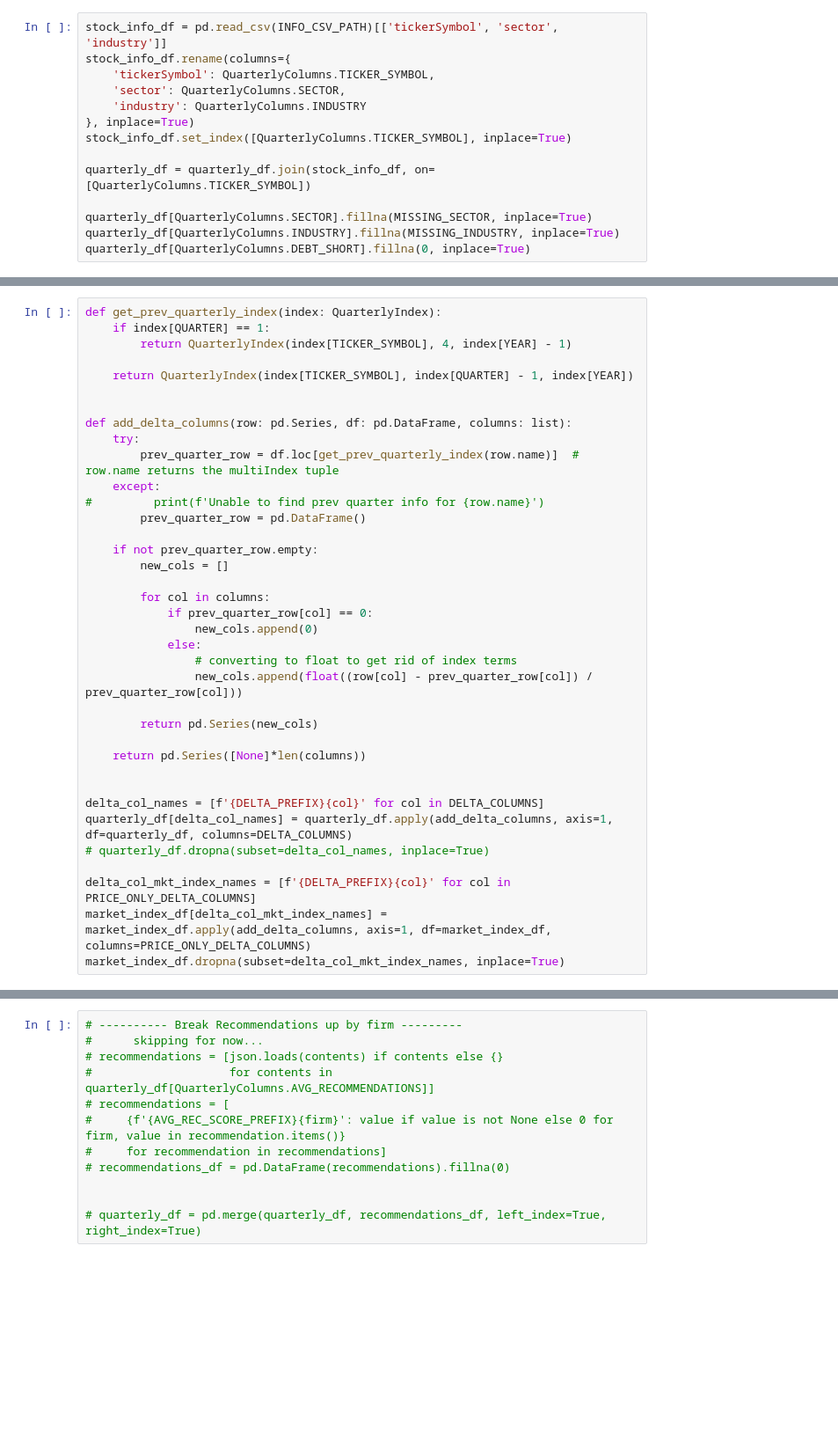
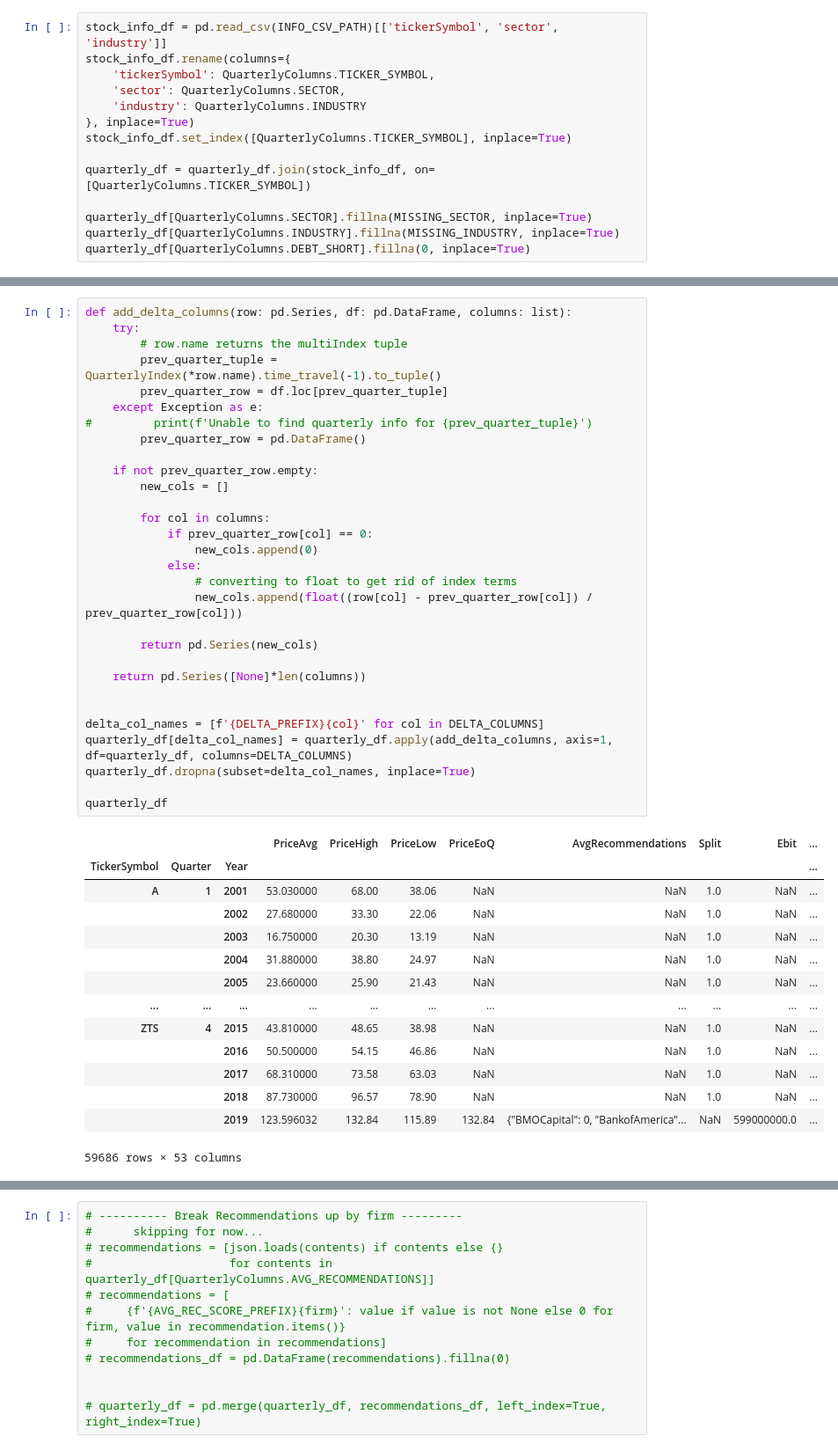
Before and after one commit to eschiff/finance_ml, a Jupyter notebook: finance_ml/notebooks/linear_model.ipynb, the cells around one changed output, grey strips where cells are left out. Shown at 88% size. Cells and saved outputs as stored; diff of their text form; blank space fills up the shorter version.

```diff
--- a/finance_ml/notebooks/linear_model.ipynb
+++ b/finance_ml/notebooks/linear_model.ipynb
@@ -464,37 +567,45 @@ market_index_df.sort_index(inplace=True)
 # %%
-def get_prev_quarterly_index(index: QuarterlyIndex):
-    if index[QUARTER] == 1:
-        return QuarterlyIndex(index[TICKER_SYMBOL], 4, index[YEAR] - 1)
-
-    return QuarterlyIndex(index[TICKER_SYMBOL], index[QUARTER] - 1, index[YEAR])
-
-
 def add_delta_columns(row: pd.Series, df: pd.DataFrame, columns: list):
     try:
-        prev_quarter_row = df.loc[get_prev_quarterly_index(row.name)]  # row.name returns the multiIndex tuple
-    except:
-#         print(f'Unable to find prev quarter info for {row.name}')
+        # row.name returns the multiIndex tuple
+        prev_quarter_tuple = QuarterlyIndex(*row.name).time_travel(-1).to_tuple()
+        prev_quarter_row = df.loc[prev_quarter_tuple]
+    except Exception as e:
+#         print(f'Unable to find quarterly info for {prev_quarter_tuple}')
         prev_quarter_row = pd.DataFrame()
 
     if not prev_quarter_row.empty:
         new_cols = []
 
         for col in columns:
             if prev_quarter_row[col] == 0:
                 new_cols.append(0)
             else:
                 # converting to float to get rid of index terms
                 new_cols.append(float((row[col] - prev_quarter_row[col]) / prev_quarter_row[col]))
 
         return pd.Series(new_cols)
 
     return pd.Series([None]*len(columns))
 
 
 delta_col_names = [f'{DELTA_PREFIX}{col}' for col in DELTA_COLUMNS]
 quarterly_df[delta_col_names] = quarterly_df.apply(add_delta_columns, axis=1, df=quarterly_df, columns=DELTA_COLUMNS)
-# quarterly_df.dropna(subset=delta_col_names, inplace=True)
+quarterly_df.dropna(subset=delta_col_names, inplace=True)
 
-delta_col_mkt_index_names = [f'{DELTA_PREFIX}{col}' for col in PRICE_ONLY_DELTA_COLUMNS]
-market_index_df[delta_col_mkt_index_names] = market_index_df.apply(add_delta_columns, axis=1, df=market_index_df, columns=PRICE_ONLY_DELTA_COLUMNS)
-market_index_df.dropna(subset=delta_col_mkt_index_names, inplace=True)
+quarterly_df
+# %% [output]
+|  |  |  | PriceAvg | PriceHigh | PriceLow | PriceEoQ | AvgRecommendations | Split | Ebit | ... |
+| TickerSymbol | Quarter | Year |  |  |  |  |  |  |  | ... |
+| A | 1 | 2001 | 53.030000 | 68.00 | 38.06 | NaN | NaN | 1.0 | NaN | ... |
+|  |  | 2002 | 27.680000 | 33.30 | 22.06 | NaN | NaN | 1.0 | NaN | ... |
+|  |  | 2003 | 16.750000 | 20.30 | 13.19 | NaN | NaN | 1.0 | NaN | ... |
+|  |  | 2004 | 31.880000 | 38.80 | 24.97 | NaN | NaN | 1.0 | NaN | ... |
+|  |  | 2005 | 23.660000 | 25.90 | 21.43 | NaN | NaN | 1.0 | NaN | ... |
+| ... | ... | ... | ... | ... | ... | ... | ... | ... | ... | ... |
+| ZTS | 4 | 2015 | 43.810000 | 48.65 | 38.98 | NaN | NaN | 1.0 | NaN | ... |
+|  |  | 2016 | 50.500000 | 54.15 | 46.86 | NaN | NaN | 1.0 | NaN | ... |
+|  |  | 2017 | 68.310000 | 73.58 | 63.03 | NaN | NaN | 1.0 | NaN | ... |
+|  |  | 2018 | 87.730000 | 96.57 | 78.90 | NaN | NaN | 1.0 | NaN | ... |
+|  |  | 2019 | 123.596032 | 132.84 | 115.89 | 132.84 | {"BMOCapital": 0, "BankofAmerica"... | NaN | 599000000.0 | ... |
+59686 rows × 53 columns
```
Also changed, not shown: parts of 30 cells of this notebook, 9 other files.
